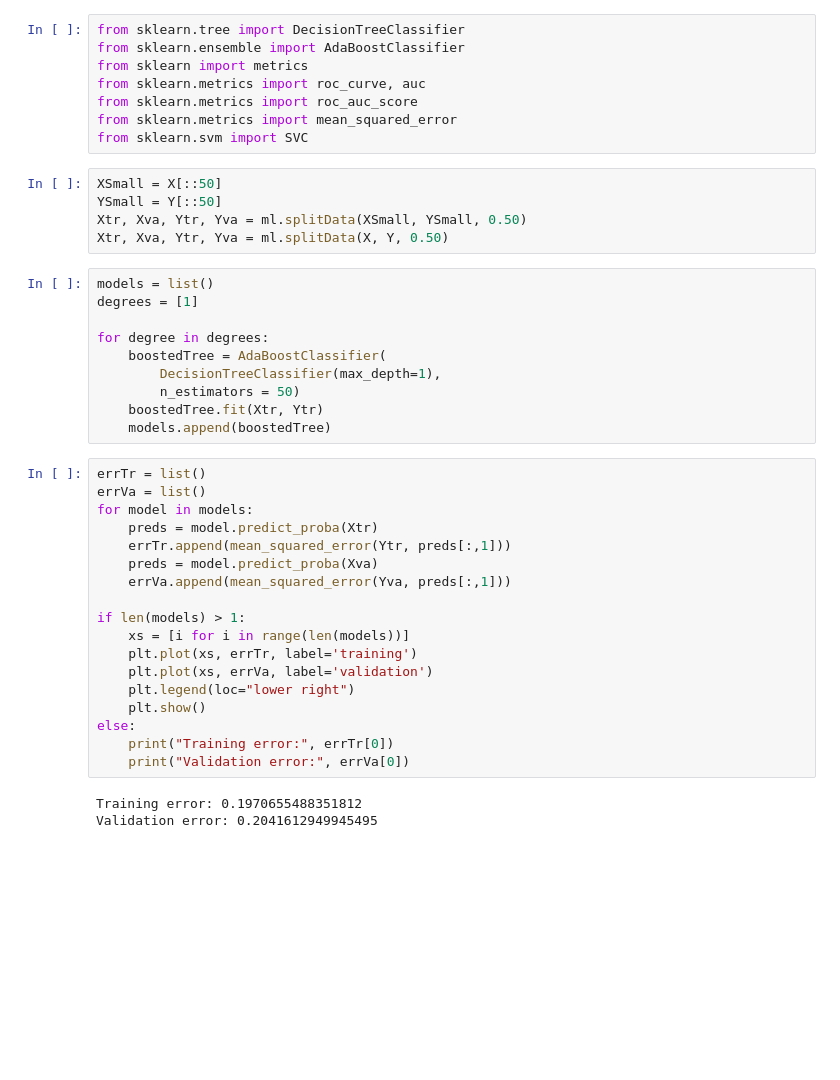
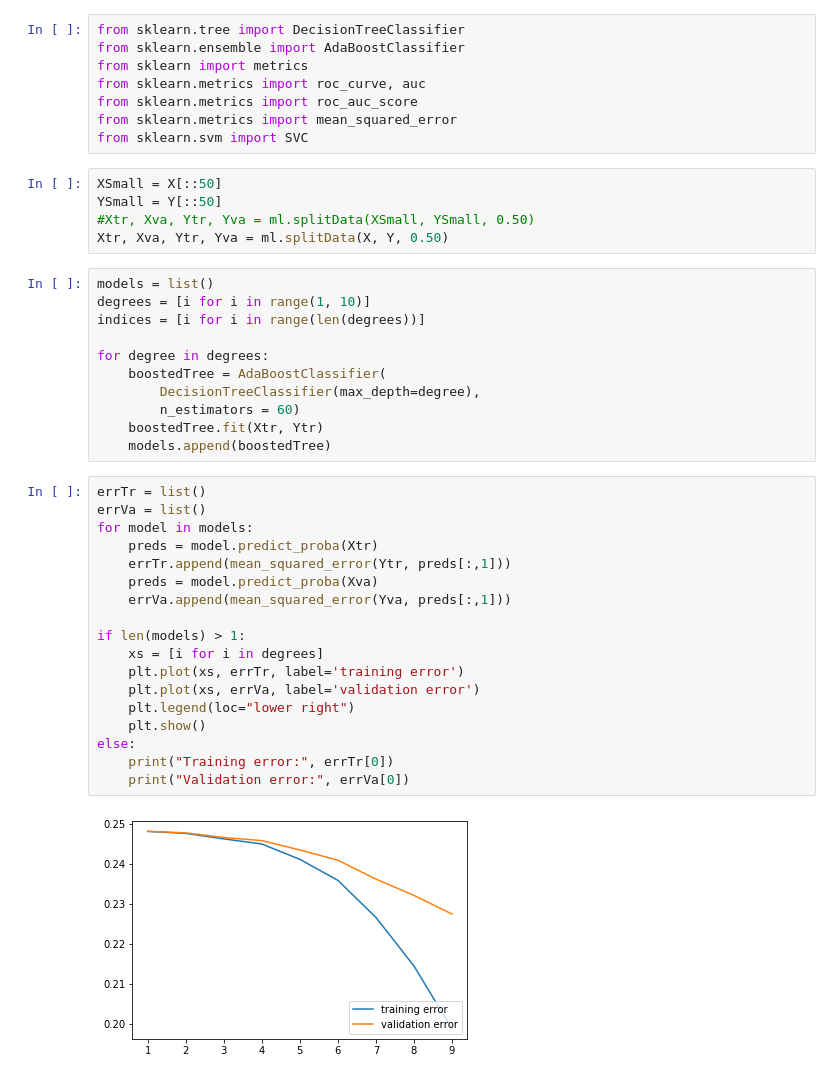
Before and after one commit to blobsey/CS178project, a Jupyter notebook: project.ipynb, the cells around one changed output. Drawn from its saved outputs; the diff is of its cells as text; blank space fills up the shorter version.

```diff
--- a/project.ipynb
+++ b/project.ipynb
@@ -53,37 +53,37 @@ from sklearn.svm import SVC
 # %%
 XSmall = X[::50]
 YSmall = Y[::50]
-Xtr, Xva, Ytr, Yva = ml.splitData(XSmall, YSmall, 0.50)
+#Xtr, Xva, Ytr, Yva = ml.splitData(XSmall, YSmall, 0.50)
 Xtr, Xva, Ytr, Yva = ml.splitData(X, Y, 0.50)
 # %%
 models = list()
-degrees = [1]
+degrees = [i for i in range(1, 10)]
+indices = [i for i in range(len(degrees))]
 
 for degree in degrees:
     boostedTree = AdaBoostClassifier(
-        DecisionTreeClassifier(max_depth=1),
-        n_estimators = 50)
+        DecisionTreeClassifier(max_depth=degree),
+        n_estimators = 60)
     boostedTree.fit(Xtr, Ytr)
     models.append(boostedTree)
 # %%
 errTr = list()
 errVa = list()
 for model in models:
     preds = model.predict_proba(Xtr)
     errTr.append(mean_squared_error(Ytr, preds[:,1]))
     preds = model.predict_proba(Xva)
     errVa.append(mean_squared_error(Yva, preds[:,1]))
 
 if len(models) > 1:
-    xs = [i for i in range(len(models))]
-    plt.plot(xs, errTr, label='training')
-    plt.plot(xs, errVa, label='validation')
+    xs = [i for i in degrees]
+    plt.plot(xs, errTr, label='training error')
+    plt.plot(xs, errVa, label='validation error')
     plt.legend(loc="lower right")
     plt.show()
 else:
     print("Training error:", errTr[0])
     print("Validation error:", errVa[0])
 # %% [output]
-Training error: 0.1970655488351812
-Validation error: 0.2041612949945495
+[figure, added]
 # %%
```
Also changed, not shown: parts of 6 cells of this notebook.
